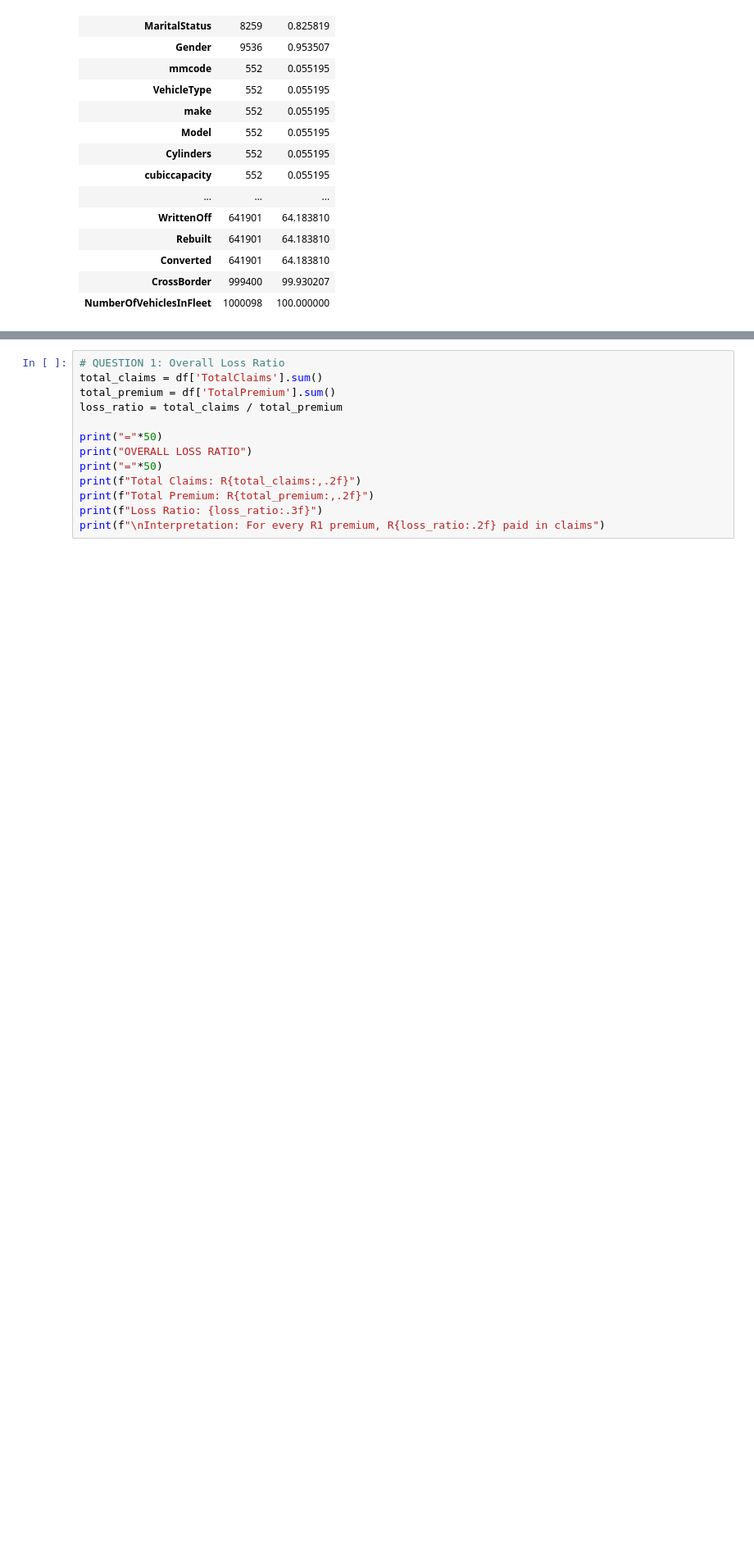
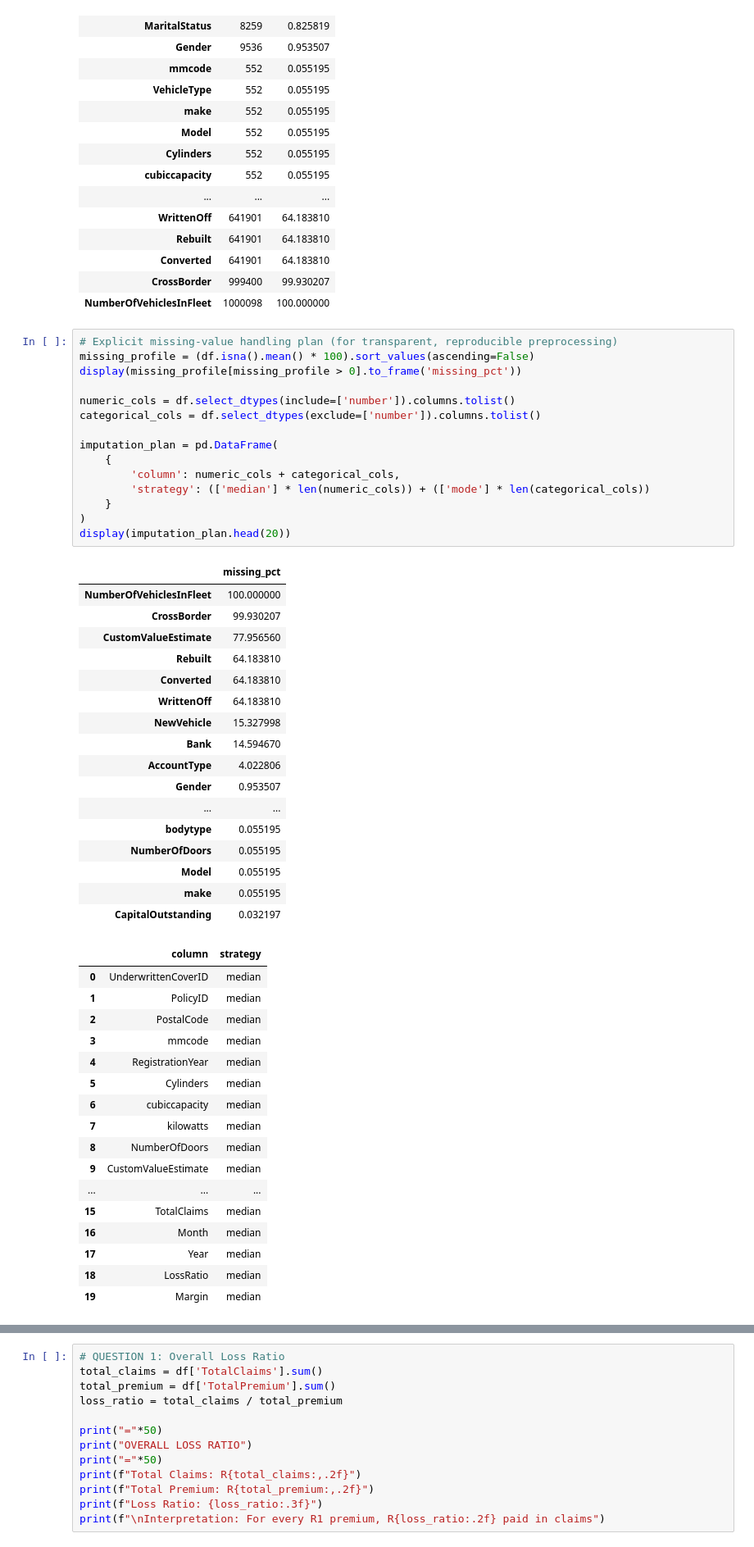
Before and after one commit to sosena2/insurance-risk-analytics, a Jupyter notebook: notebooks/01_eda.ipynb, the cells around one changed output, grey strips where cells are left out. Shown at 82% size. Saved outputs shown, nothing was run; the diff lists cells and outputs as text; blank space fills up the shorter version.

```diff
--- a/notebooks/01_eda.ipynb
+++ b/notebooks/01_eda.ipynb
@@ -128,3 +138,53 @@ display(missing_df[missing_df['Missing'] > 0])
 | Converted | 641901 | 64.183810 |
 | CrossBorder | 999400 | 99.930207 |
 | NumberOfVehiclesInFleet | 1000098 | 100.000000 |
+# %%
+# Explicit missing-value handling plan (for transparent, reproducible preprocessing)
+missing_profile = (df.isna().mean() * 100).sort_values(ascending=False)
+display(missing_profile[missing_profile > 0].to_frame('missing_pct'))
+
+numeric_cols = df.select_dtypes(include=['number']).columns.tolist()
+categorical_cols = df.select_dtypes(exclude=['number']).columns.tolist()
+
+imputation_plan = pd.DataFrame(
+    {
+        'column': numeric_cols + categorical_cols,
+        'strategy': (['median'] * len(numeric_cols)) + (['mode'] * len(categorical_cols))
+    }
+)
+display(imputation_plan.head(20))
+# %% [output]
+|  | missing_pct |
+| NumberOfVehiclesInFleet | 100.000000 |
+| CrossBorder | 99.930207 |
+| CustomValueEstimate | 77.956560 |
+| Rebuilt | 64.183810 |
+| Converted | 64.183810 |
+| WrittenOff | 64.183810 |
+| NewVehicle | 15.327998 |
+| Bank | 14.594670 |
+| AccountType | 4.022806 |
+| Gender | 0.953507 |
+| ... | ... |
+| bodytype | 0.055195 |
+| NumberOfDoors | 0.055195 |
+| Model | 0.055195 |
+| make | 0.055195 |
+| CapitalOutstanding | 0.032197 |
+|  | column | strategy |
+| 0 | UnderwrittenCoverID | median |
+| 1 | PolicyID | median |
+| 2 | PostalCode | median |
+| 3 | mmcode | median |
+| 4 | RegistrationYear | median |
+| 5 | Cylinders | median |
+| 6 | cubiccapacity | median |
+| 7 | kilowatts | median |
+| 8 | NumberOfDoors | median |
+| 9 | CustomValueEstimate | median |
+| ... | ... | ... |
+| 15 | TotalClaims | median |
+| 16 | Month | median |
+| 17 | Year | median |
+| 18 | LossRatio | median |
+| 19 | Margin | median |
```
Also changed, not shown: parts of 5 cells of this notebook, 7 other files.
